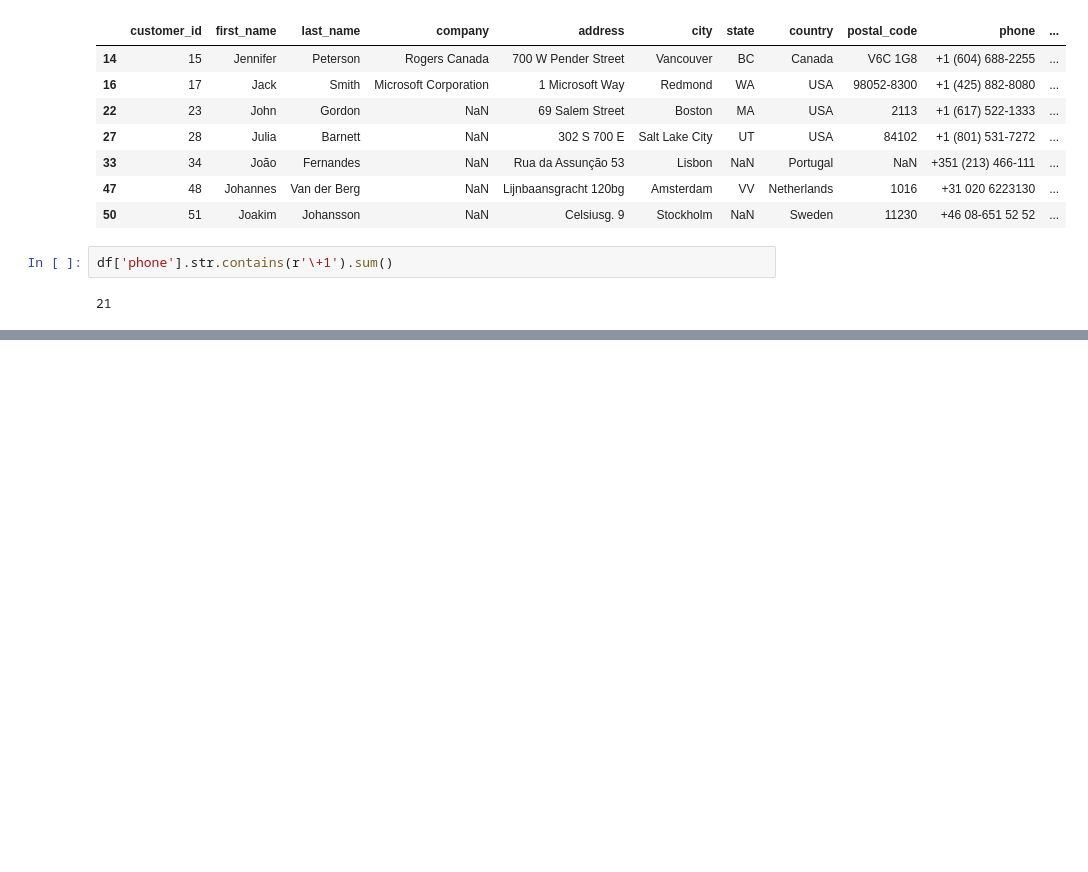
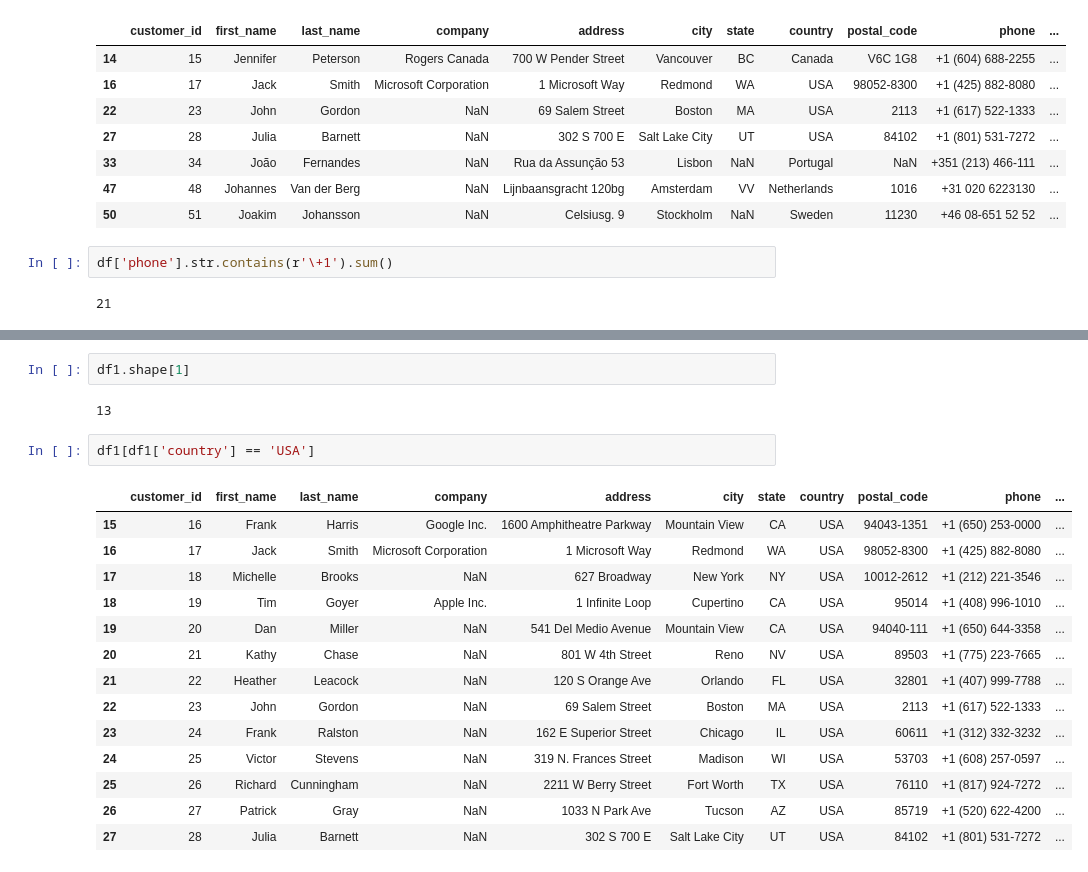
Before and after one commit to leventeblanar/Python_learn, a Jupyter notebook: Python_data_science/exercise.ipynb, the cells around one changed output, grey strips where cells are left out. Saved outputs shown, nothing was run; the diff lists cells and outputs as text; blank space fills up the shorter version.

```diff
--- a/Python_data_science/exercise.ipynb
+++ b/Python_data_science/exercise.ipynb
@@ -551,0 +573,21 @@ df
+# %%
+df1.shape[1]
+# %% [output]
+13
+# %%
+df1[df1['country'] == 'USA']
+# %% [output]
+|  | customer_id | first_name | last_name | company | address | city | state | country | postal_code | phone | ... |
+| 15 | 16 | Frank | Harris | Google Inc. | 1600 Amphitheatre Parkway | Mountain View | CA | USA | 94043-1351 | +1 (650) 253-0000 | ... |
+| 16 | 17 | Jack | Smith | Microsoft Corporation | 1 Microsoft Way | Redmond | WA | USA | 98052-8300 | +1 (425) 882-8080 | ... |
+| 17 | 18 | Michelle | Brooks | NaN | 627 Broadway | New York | NY | USA | 10012-2612 | +1 (212) 221-3546 | ... |
+| 18 | 19 | Tim | Goyer | Apple Inc. | 1 Infinite Loop | Cupertino | CA | USA | 95014 | +1 (408) 996-1010 | ... |
+| 19 | 20 | Dan | Miller | NaN | 541 Del Medio Avenue | Mountain View | CA | USA | 94040-111 | +1 (650) 644-3358 | ... |
+| 20 | 21 | Kathy | Chase | NaN | 801 W 4th Street | Reno | NV | USA | 89503 | +1 (775) 223-7665 | ... |
+| 21 | 22 | Heather | Leacock | NaN | 120 S Orange Ave | Orlando | FL | USA | 32801 | +1 (407) 999-7788 | ... |
+| 22 | 23 | John | Gordon | NaN | 69 Salem Street | Boston | MA | USA | 2113 | +1 (617) 522-1333 | ... |
+| 23 | 24 | Frank | Ralston | NaN | 162 E Superior Street | Chicago | IL | USA | 60611 | +1 (312) 332-3232 | ... |
+| 24 | 25 | Victor | Stevens | NaN | 319 N. Frances Street | Madison | WI | USA | 53703 | +1 (608) 257-0597 | ... |
+| 25 | 26 | Richard | Cunningham | NaN | 2211 W Berry Street | Fort Worth | TX | USA | 76110 | +1 (817) 924-7272 | ... |
+| 26 | 27 | Patrick | Gray | NaN | 1033 N Park Ave | Tucson | AZ | USA | 85719 | +1 (520) 622-4200 | ... |
+| 27 | 28 | Julia | Barnett | NaN | 302 S 700 E | Salt Lake City | UT | USA | 84102 | +1 (801) 531-7272 | ... |
```
Also changed, not shown: parts of 12 cells of this notebook, 3 other files.
